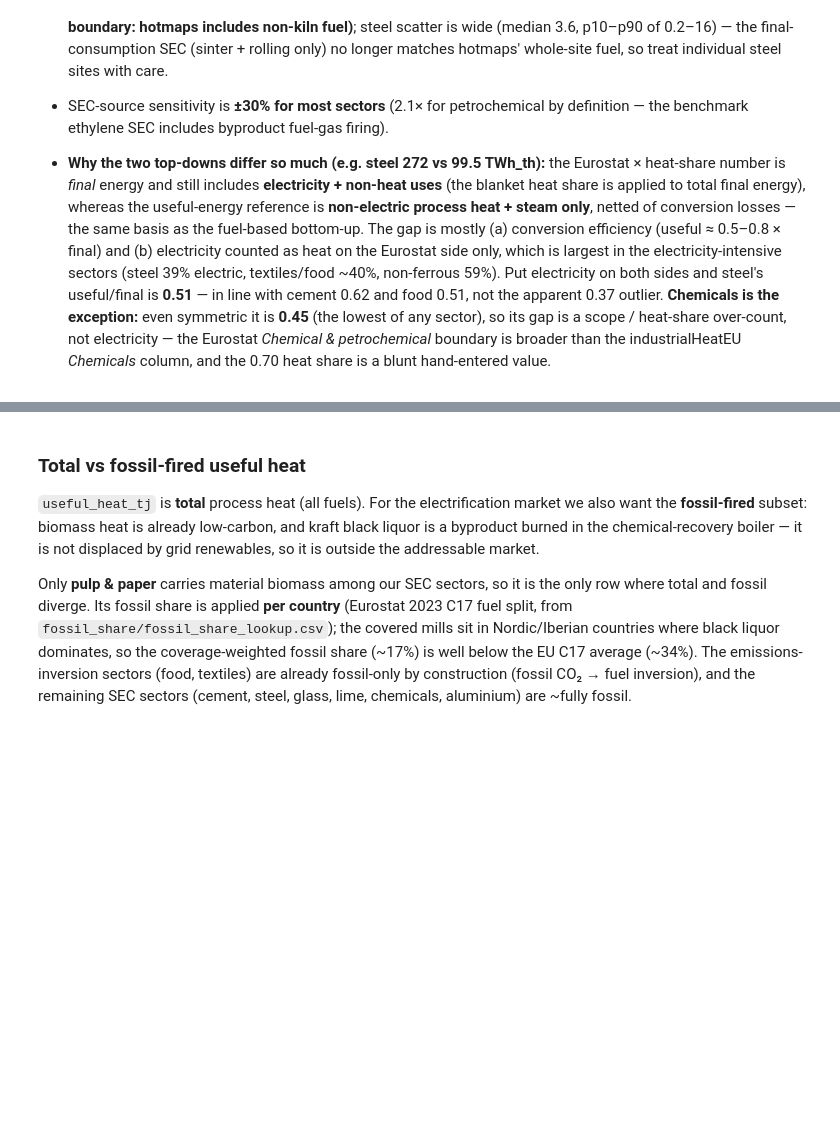
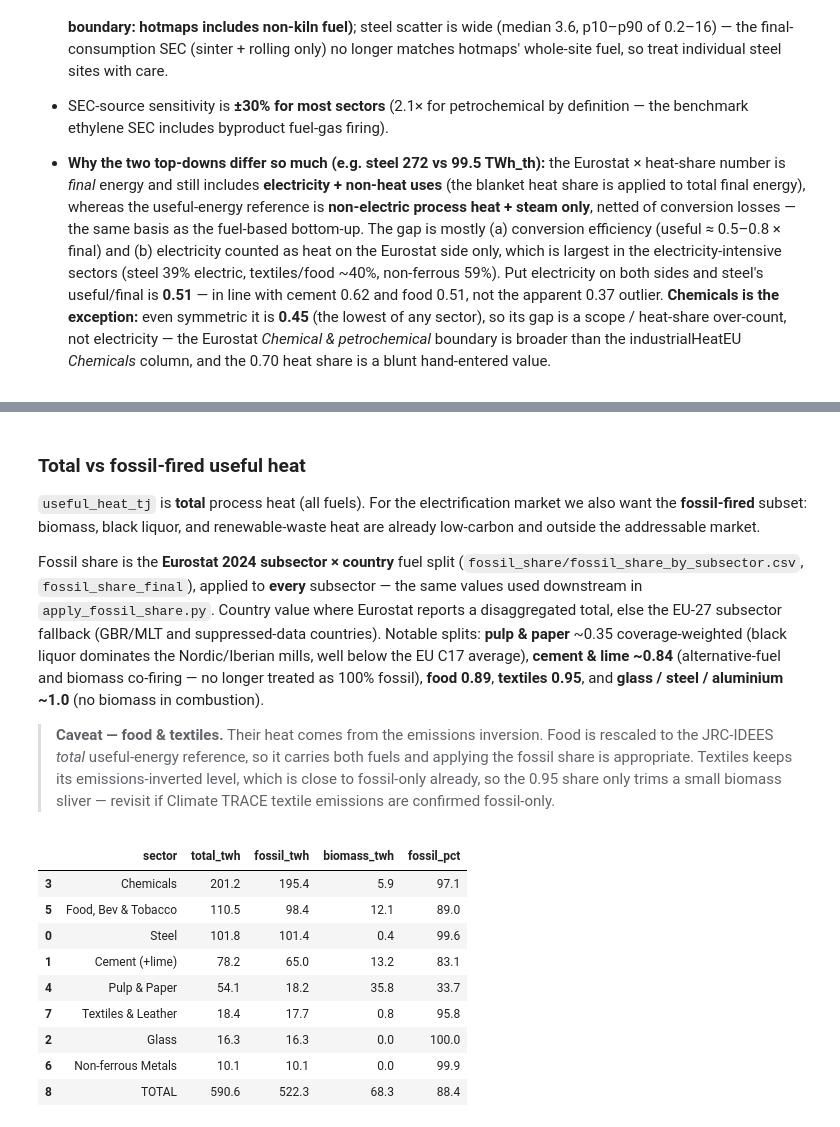
Before and after one commit to wingsyuenanna/PPI_IHB_Potential, a Jupyter notebook: heat_demand/analysis_outputs/analyze_heat_demand.ipynb, the cells around one changed output, grey strips where cells are left out. Cells and saved outputs as stored; diff of their text form; code cells hidden in the pictures; blank space fills up the shorter version.

```diff
--- a/heat_demand/analysis_outputs/analyze_heat_demand.ipynb
+++ b/heat_demand/analysis_outputs/analyze_heat_demand.ipynb
@@ -461,57 +461,78 @@ Summary tables written to /Users/annayuen/Desktop/IECC/industrial_decarb/SEC_PPI
 ### Total vs fossil-fired useful heat
 
 `useful_heat_tj` is **total** process heat (all fuels). For the electrification
-market we also want the **fossil-fired** subset: biomass heat is already low-carbon,
-and kraft black liquor is a byproduct burned in the chemical-recovery boiler — it is
-not displaced by grid renewables, so it is outside the addressable market.
+market we also want the **fossil-fired** subset: biomass, black liquor, and
+renewable-waste heat are already low-carbon and outside the addressable market.
 
-Only **pulp & paper** carries material biomass among our SEC sectors, so it is the
-only row where total and fossil diverge. Its fossil share is applied **per country**
-(Eurostat 2023 C17 fuel split, from `fossil_share/fossil_share_lookup.csv`); the
-covered mills sit in Nordic/Iberian countries where black liquor dominates, so the
-coverage-weighted fossil share (~17%) is well below the EU C17 average (~34%).
-The emissions-inversion sectors (food, textiles) are already fossil-only by
-construction (fossil CO₂ → fuel inversion), and the remaining SEC sectors (cement,
-steel, glass, lime, chemicals, aluminium) are ~fully fossil.
+Fossil share is the **Eurostat 2024 subsector × country** fuel split
+(`fossil_share/fossil_share_by_subsector.csv`, `fossil_share_final`), applied to
+**every** subsector — the same values used downstream in `apply_fossil_share.py`.
+Country value where Eurostat reports a disaggregated total, else the EU-27
+subsector fallback (GBR/MLT and suppressed-data countries). Notable splits:
+**pulp & paper** ~0.35 coverage-weighted (black liquor dominates the Nordic/Iberian
+mills, well below the EU C17 average), **cement & lime ~0.84** (alternative-fuel and
+biomass co-firing — no longer treated as 100% fossil), **food 0.89**, **textiles 0.95**,
+and **glass / steel / aluminium ~1.0** (no biomass in combustion).
+
+> **Caveat — food & textiles.** Their heat comes from the emissions inversion.
+> Food is rescaled to the JRC-IDEES *total* useful-energy reference, so it carries
+> both fuels and applying the fossil share is appropriate. Textiles keeps its
+> emissions-inverted level, which is close to fossil-only already, so the 0.95
+> share only trims a small biomass sliver — revisit if Climate TRACE textile
+> emissions are confirmed fossil-only.
 # %%
-# Total vs fossil-fired useful heat. Fossil share is country-specific for
-# pulp & paper (Eurostat C17) and 1.0 elsewhere (see markdown above).
-ISO2NAME = {
-    "AUT": "Austria", "BEL": "Belgium", "BGR": "Bulgaria", "HRV": "Croatia",
-    "CYP": "Cyprus", "CZE": "Czechia", "DNK": "Denmark", "EST": "Estonia",
-    "FIN": "Finland", "FRA": "France", "DEU": "Germany", "GRC": "Greece",
-    "HUN": "Hungary", "IRL": "Ireland", "ITA": "Italy", "LVA": "Latvia",
-    "LTU": "Lithuania", "LUX": "Luxembourg", "MLT": "Malta", "NLD": "Netherlands",
-    "POL": "Poland", "PRT": "Portugal", "ROU": "Romania", "SVK": "Slovakia",
-    "SVN": "Slovenia", "ESP": "Spain", "SWE": "Sweden",
-}
-_fs = pd.read_csv(output_dir.parent / "fossil_share" / "fossil_share_lookup.csv")
-_pp = _fs[(_fs["nace"] == "C17") & _fs["fossil_share"].notna()]
-PP_FOSSIL = dict(zip(_pp["country"], _pp["fossil_share"]))
-PP_FOSSIL_EU_AVG = _pp["fossil_share"].mean()
+# Total vs fossil-fired useful heat. Fossil share is the Eurostat-2024
+# subsector x country fuel split (fossil_share/fossil_share_by_subsector.csv,
+# fossil_share_final), applied to EVERY subsector -- the same values used
+# downstream in apply_fossil_share.py. Country value where Eurostat reports a
+# disaggregated total, else the EU-27 subsector fallback (GBR/MLT, suppressed data).
+ISO3_TO_GEO = {
+    "AUT": "AT", "BEL": "BE", "BGR": "BG", "CYP": "CY", "CZE": "CZ", "DEU": "DE",
+    "DNK": "DK", "ESP": "ES", "EST": "EE", "FIN": "FI", "FRA": "FR", "GRC": "EL",
+    "HRV": "HR", "HUN": "HU", "IRL": "IE", "ITA": "IT", "LTU": "LT", "LUX": "LU",
+    "LVA": "LV", "NLD": "NL", "POL": "PL", "PRT": "PT", "ROU": "RO", "SVK": "SK",
+    "SVN": "SI", "SWE": "SE",
+}  # GBR / MLT absent from Eurostat -> EU-27 fallback
+
+_fs = pd.read_csv(output_dir.parent / "fossil_share" / "fossil_share_by_subsector.csv")
+_country_fs = _fs[_fs["geo"] != "EU27"].set_index(["geo", "subsector"])["fossil_share_final"]
+_eu27_fs = _fs[_fs["geo"] == "EU27"].set_index("subsector")["fossil_share_final"]
 
 def _fossil_share(row):
-    if row["subsector"] == "pulp-and-paper":
-        return PP_FOSSIL.get(ISO2NAME.get(row["iso3_country"], ""), PP_FOSSIL_EU_AVG)
-    return 1.0  # emissions-inversion already fossil-only; other SEC sectors ~all fossil
+    geo = ISO3_TO_GEO.get(row["iso3_country"])
+    val = _country_fs.get((geo, row["subsector"])) if geo else None
+    if val is None or pd.isna(val):
+        val = _eu27_fs.get(row["subsector"], 1.0)
+    return float(val)
 
 banded["fossil_share"] = banded.apply(_fossil_share, axis=1)
 banded["fossil_heat_tj"] = banded["useful_heat_tj"] * banded["fossil_share"]
 
 fossil_totals_twh = banded.groupby("subsector")["fossil_heat_tj"].sum() / 3600
 split = pd.DataFrame([
     {
         "sector": sector,
         "total_twh": sub_totals_twh.reindex(d["subsectors"]).sum(),
         "fossil_twh": fossil_totals_twh.reindex(d["subsectors"]).sum(),
     }
     for sector, d in SECTORS.items()
 ])
 split["biomass_twh"] = split["total_twh"] - split["fossil_twh"]
 split["fossil_pct"] = 100 * split["fossil_twh"] / split["total_twh"]
 split = split.sort_values("total_twh", ascending=False)
 _tot = split[["total_twh", "fossil_twh", "biomass_twh"]].sum()
 split.loc[len(split)] = ["TOTAL", _tot.total_twh, _tot.fossil_twh, _tot.biomass_twh,
                          100 * _tot.fossil_twh / _tot.total_twh]
 split.to_csv(output_dir / "heat_total_vs_fossil_by_sector.csv", index=False)
 split.round(1)
+# %% [output]
+|  | sector | total_twh | fossil_twh | biomass_twh | fossil_pct |
+| 3 | Chemicals | 201.2 | 195.4 | 5.9 | 97.1 |
+| 5 | Food, Bev & Tobacco | 110.5 | 98.4 | 12.1 | 89.0 |
+| 0 | Steel | 101.8 | 101.4 | 0.4 | 99.6 |
+| 1 | Cement (+lime) | 78.2 | 65.0 | 13.2 | 83.1 |
+| 4 | Pulp & Paper | 54.1 | 18.2 | 35.8 | 33.7 |
+| 7 | Textiles & Leather | 18.4 | 17.7 | 0.8 | 95.8 |
+| 2 | Glass | 16.3 | 16.3 | 0.0 | 100.0 |
+| 6 | Non-ferrous Metals | 10.1 | 10.1 | 0.0 | 99.9 |
+| 8 | TOTAL | 590.6 | 522.3 | 68.3 | 88.4 |
```
Also changed, not shown: parts of 5 cells of this notebook, 39 other files.
